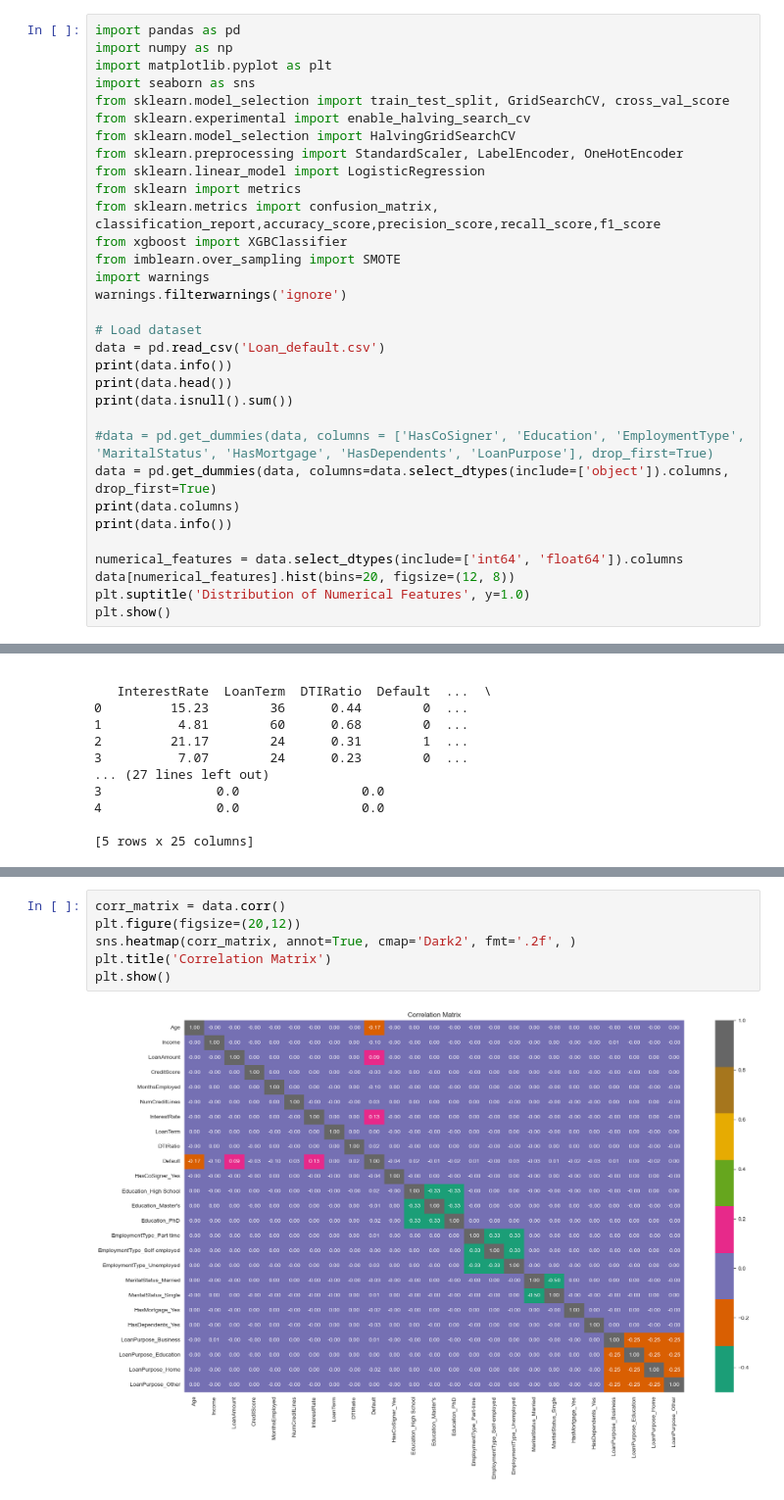
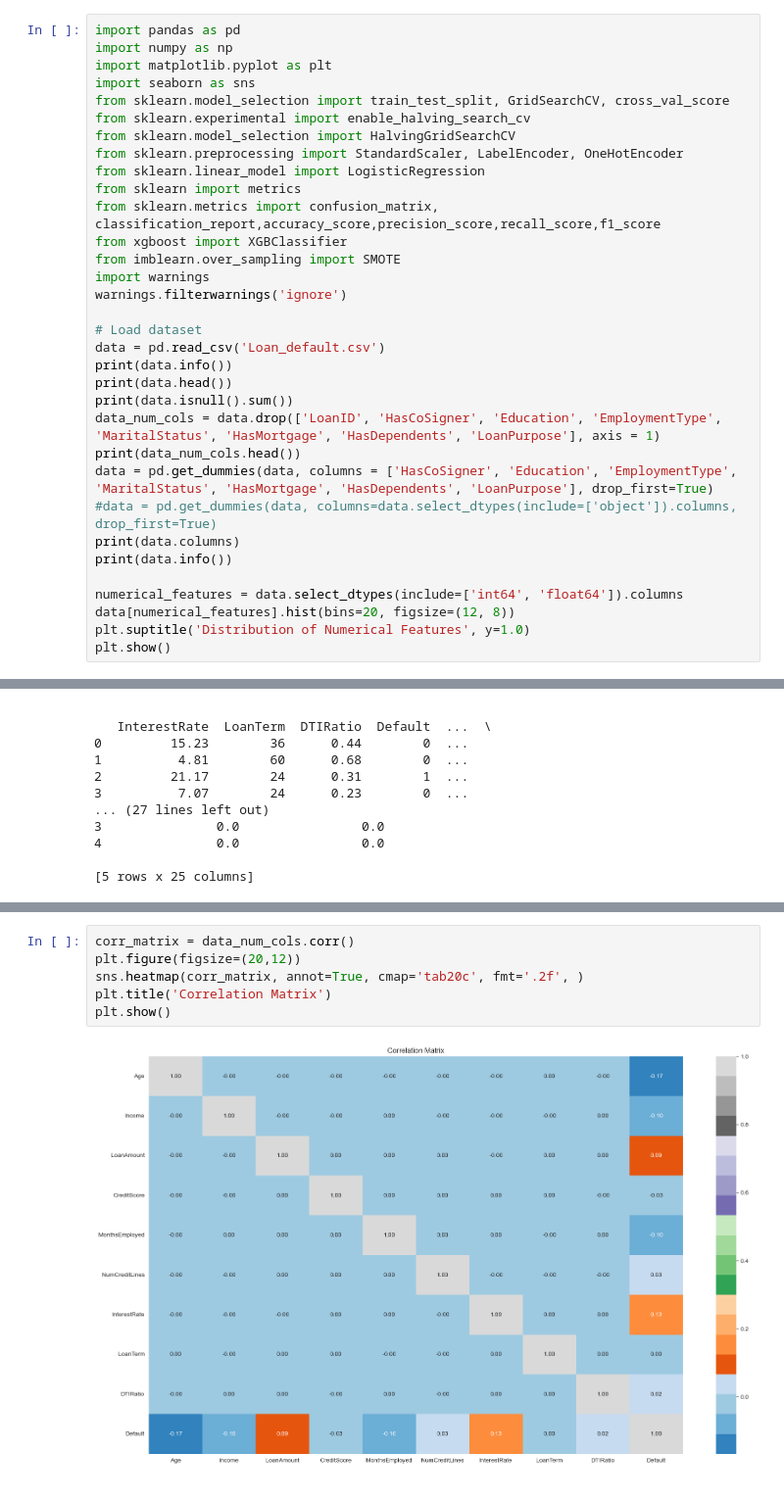
Before and after one commit to tripfernandes/Capstone-II---Loan-Default-Prediction, a Jupyter notebook: loan_prediction.ipynb, the cells around one changed output, grey strips where cells are left out. Shown: that part at 98% size. Drawn from its saved outputs; the diff is of its cells as text.

```diff
--- a/loan_prediction.ipynb
+++ b/loan_prediction.ipynb
@@ -20,9 +20,10 @@ data = pd.read_csv('Loan_default.csv')
 print(data.info())
 print(data.head())
 print(data.isnull().sum())
-
-#data = pd.get_dummies(data, columns = ['HasCoSigner', 'Education', 'EmploymentType', 'MaritalStatus', 'HasMortgage', 'HasDependents', 'LoanPurpose'], drop_first=True)
-data = pd.get_dummies(data, columns=data.select_dtypes(include=['object']).columns, drop_first=True)
+data_num_cols = data.drop(['LoanID', 'HasCoSigner', 'Education', 'EmploymentType', 'MaritalStatus', 'HasMortgage', 'HasDependents', 'LoanPurpose'], axis = 1)
+print(data_num_cols.head())
+data = pd.get_dummies(data, columns = ['HasCoSigner', 'Education', 'EmploymentType', 'MaritalStatus', 'HasMortgage', 'HasDependents', 'LoanPurpose'], drop_first=True)
+#data = pd.get_dummies(data, columns=data.select_dtypes(include=['object']).columns, drop_first=True)
 print(data.columns)
 print(data.info())
 
@@ -158,10 +209,10 @@ LoanPurpose_Other                    -0.250186           1.000000
 # %%
-corr_matrix = data.corr()
+corr_matrix = data_num_cols.corr()
 plt.figure(figsize=(20,12))
-sns.heatmap(corr_matrix, annot=True, cmap='Dark2', fmt='.2f', )
+sns.heatmap(corr_matrix, annot=True, cmap='tab20c', fmt='.2f', )
 plt.title('Correlation Matrix')
 plt.show()
 # %% [output]
-[figure, old version]
+[figure, new version]
 # %%
 print(data['Income'].describe())
```
Also changed, not shown: parts of 13 cells of this notebook.
